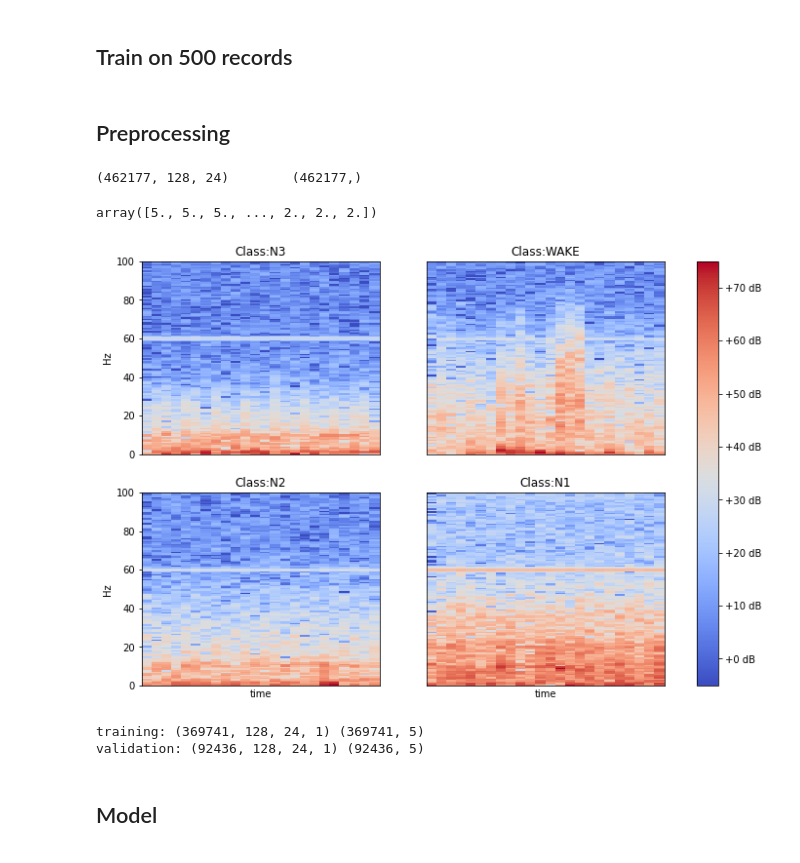
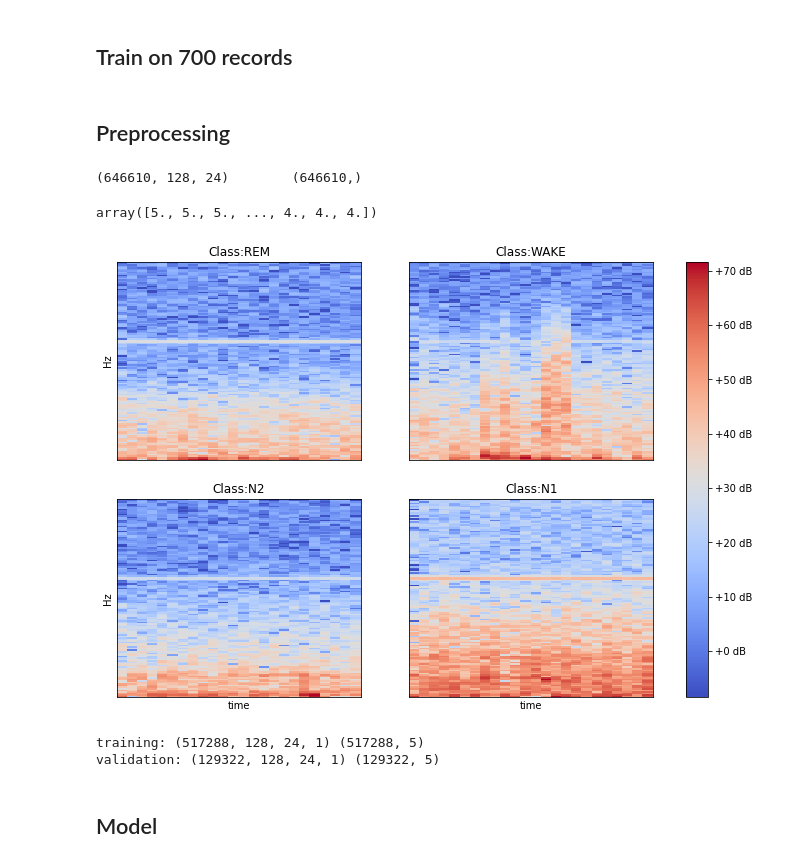
Before and after one commit to Timgrau/Machinelearning, a Jupyter notebook: Sleep-Staging/Classifier.ipynb, the cells around one changed output. Cells and saved outputs as stored; diff of their text form; code cells hidden in the pictures.

```diff
--- a/Sleep-Staging/Classifier.ipynb
+++ b/Sleep-Staging/Classifier.ipynb
@@ -111,10 +111,10 @@ def get_mask():
                         [True,True,True,True,True,True]])
     return my_mask
 # %% [markdown]
-## Train on 500 records
+## Train on 700 records
 # %%
 record_list = get_all_records(TRAIN_PATH, "RECORDS")
-rec = record_list[:500]
+rec = record_list[:700]
 # %% [markdown]
 ## Preprocessing
 # %%
@@ -124,33 +124,35 @@ X, Y = get_classification_input(rec)
 print(X.shape, "\t", Y.shape)
 Y
 # %% [output]
-(462177, 128, 24)        (462177,)
+(646610, 128, 24)        (646610,)
-array([5., 5., 5., ..., 2., 2., 2.])
+array([5., 5., 5., ..., 4., 4., 4.])
 # %%
 # Visualize the data
 
 fig, axes = plt.subplots(nrows=2, ncols=2, sharex=True, figsize=(12, 8))
 ax0, ax1, ax2, ax3 = axes.flatten()
 
-img=lr.display.specshow(X[101], ax=ax0, sr=200, y_axis="hz")
-ax0.set_title("Class:{}".format(TICK_LABELS.get(Y[101])))
+img=lr.display.specshow(X[200], ax=ax0, sr=200)
+ax0.set_title("Class:{}".format(TICK_LABELS.get(Y[200])))
+ax0.set_ylabel("Hz")
 
 lr.display.specshow(X[2], ax=ax1, sr=200)
 ax1.set_title("Class:{}".format(TICK_LABELS.get(Y[2])))
 
-lr.display.specshow(X[80], ax=ax2, sr=200, y_axis="hz")
+lr.display.specshow(X[80], ax=ax2, sr=200)
 ax2.set_title("Class:{}".format(TICK_LABELS.get(Y[80])))
 ax2.set_xlabel("time")
+ax2.set_ylabel("Hz")
 ax2.set_xticks([np.linspace(0,30,10)])
 
 lr.display.specshow(X[20], ax=ax3, sr=200)
 ax3.set_title("Class:{}".format(TICK_LABELS.get(Y[20])))
 ax3.set_xlabel("time")
 
 fig.colorbar(img, ax=axes, format="%+2.f dB")
 plt.show()
 # %% [output]
-[figure, old version]
+[figure, new version]
 # %%
 # One Hot Encoding
 Y = Y.reshape(-1, 1)
@@ -164,8 +166,8 @@ X_val = tf.expand_dims(X_val, axis=-1)
 print("training:", X_train.shape, Y_train.shape)
 print("validation:", X_val.shape, Y_val.shape)
 # %% [output]
-training: (369741, 128, 24, 1) (369741, 5)
-validation: (92436, 128, 24, 1) (92436, 5)
+training: (517288, 128, 24, 1) (517288, 5)
+validation: (129322, 128, 24, 1) (129322, 5)
 # %% [markdown]
 ## Model
 # %%
```
Also changed, not shown: parts of 10 cells of this notebook.
